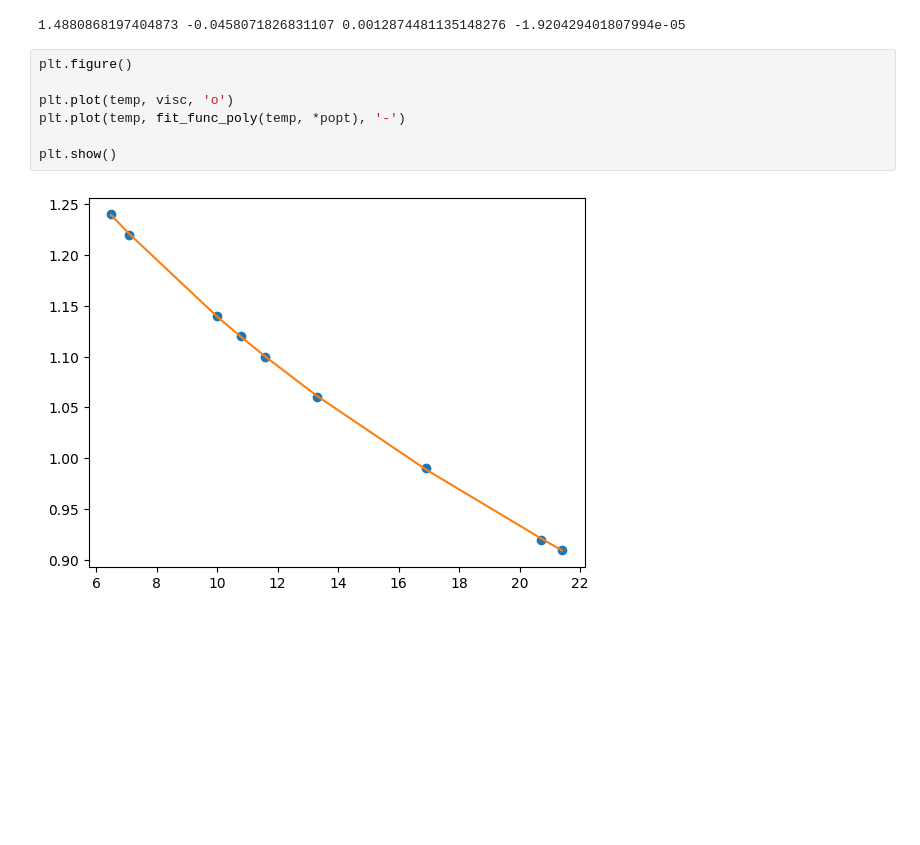
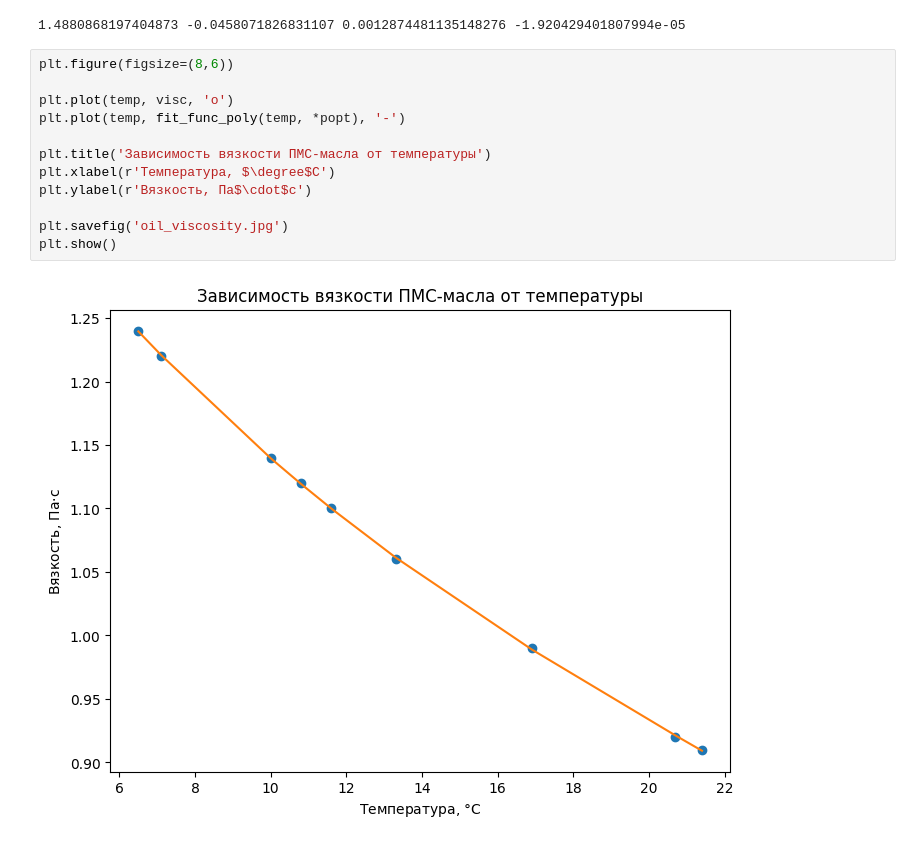
Before and after one commit to annamogo/DiplomaLISF, a Jupyter notebook: oil_viscosity.ipynb, the cells around one changed output. Saved outputs shown, nothing was run; the diff lists cells and outputs as text; blank space fills up the shorter version.

```diff
--- a/oil_viscosity.ipynb
+++ b/oil_viscosity.ipynb
@@ -33,11 +33,16 @@ print(*popt)
 # %% [output]
 1.4880868197404873 -0.0458071826831107 0.0012874481135148276 -1.920429401807994e-05
 # %%
-plt.figure()
+plt.figure(figsize=(8,6))
 
 plt.plot(temp, visc, 'o')
 plt.plot(temp, fit_func_poly(temp, *popt), '-')
 
+plt.title('Зависимость вязкости ПМС-масла от температуры')
+plt.xlabel(r'Температура, $\degree$C')
+plt.ylabel(r'Вязкость, Па$\cdot$с')
+
+plt.savefig('oil_viscosity.jpg')
 plt.show()
 # %% [output]
-[figure, old version]
+[figure, new version]
```
Also changed, not shown: 4 other files.
